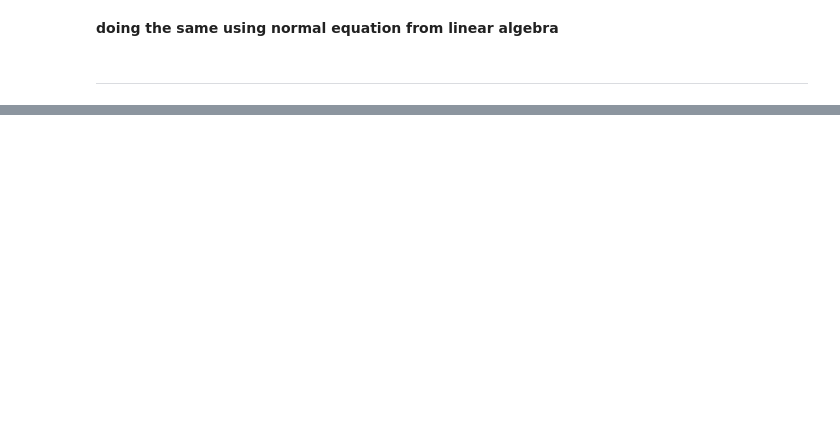
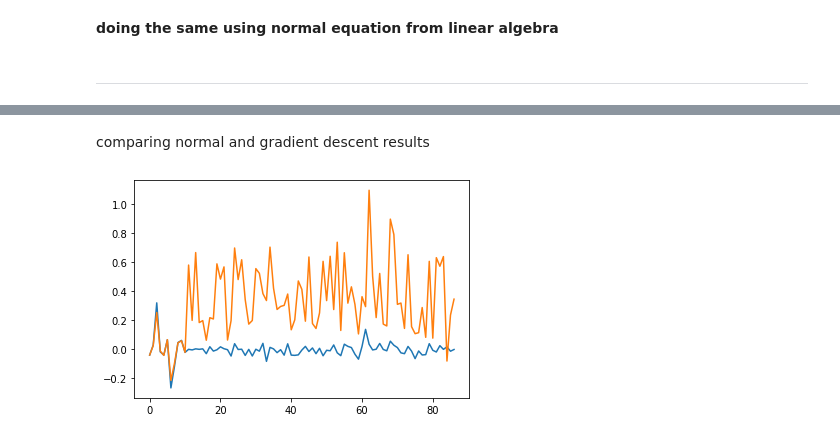
Before and after one commit to asrarbhat/machineleanring, a Jupyter notebook: linear_regression.ipynb, the cells around one changed output, grey strips where cells are left out. Saved outputs shown, nothing was run; the diff lists cells and outputs as text; code cells hidden in the pictures; blank space fills up the shorter version.

```diff
--- a/linear_regression.ipynb
+++ b/linear_regression.ipynb
@@ -69,0 +175,29 @@ plt.plot(inputs,inputs*weights_learned[0,0]+weights_learned[1,0])
+# %%
+def solution(A,B):
+
+    '''
+             AX=B
+
+    A is a numpy matrix of inputs
+    B is a numpy array of outputs
+
+    output is a numpy array for weights/parameters
+
+    IT WOULD GIVE ERROR IF MATRIX IS NOT INVERTIBLE
+
+    '''
+
+    A_transpose = np.transpose(A)
+
+    temp1 = np.matmul(A_transpose,A)
+
+    # temp2 = np.linalg.inv(temp1)
+    temp2=np.linalg.pinv(temp1)#pseudoinverse
+
+    temp3 = np.matmul(temp2,A_transpose)
+
+    result=np.matmul(temp3,B)
+
+    return result
+# %%
+normal_weights=solution(inputs,outputs)
@@ -69,0 +215,9 @@ plt.plot(inputs,inputs*weights_learned[0,0]+weights_learned[1,0])
+# %% [markdown]
+comparing normal and gradient descent results
+# %%
+import matplotlib.pyplot as plt
+plt.plot(np.arange(len(weights)),normal_weights)
+plt.plot(np.arange(len(weights)),weights)
+plt.show()
+# %% [output]
+[figure, added]
```
Also changed, not shown: parts of 21 cells of this notebook.
